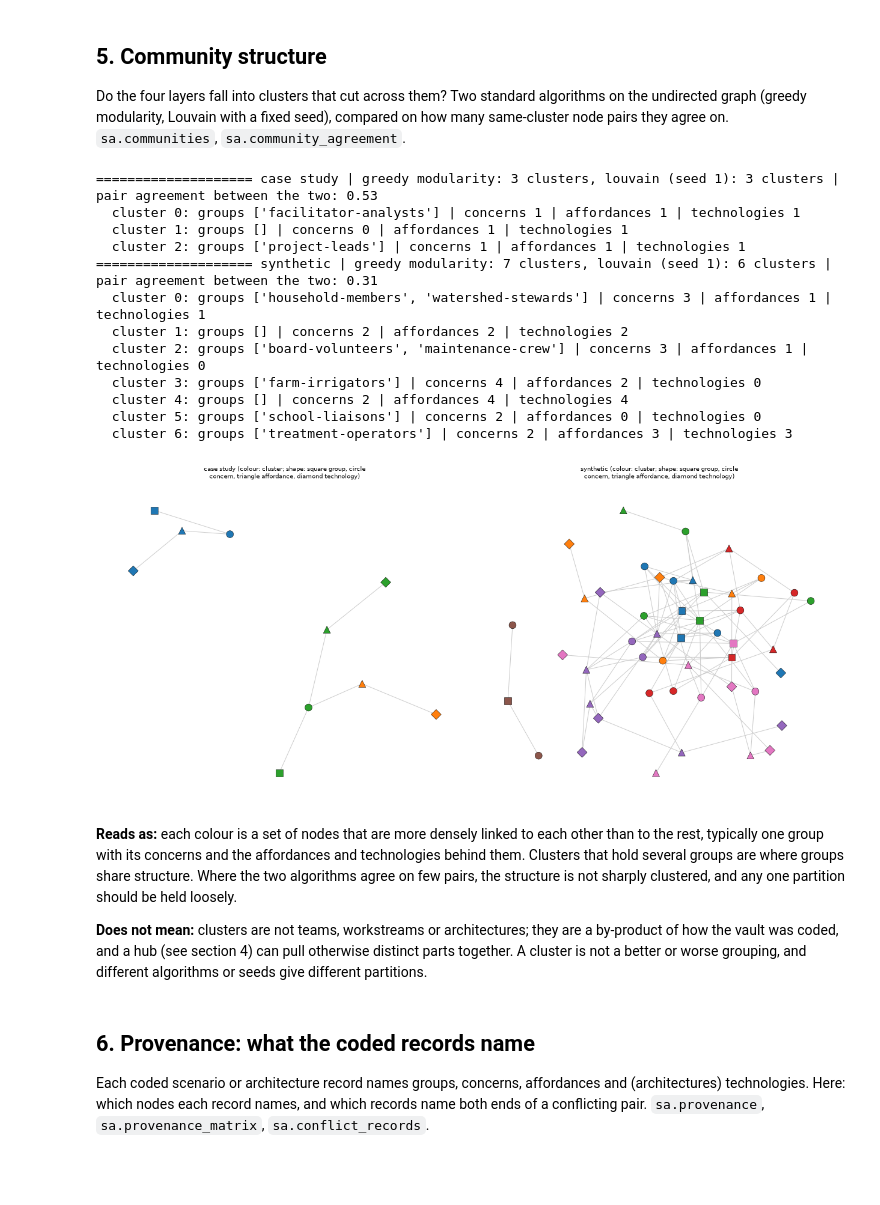
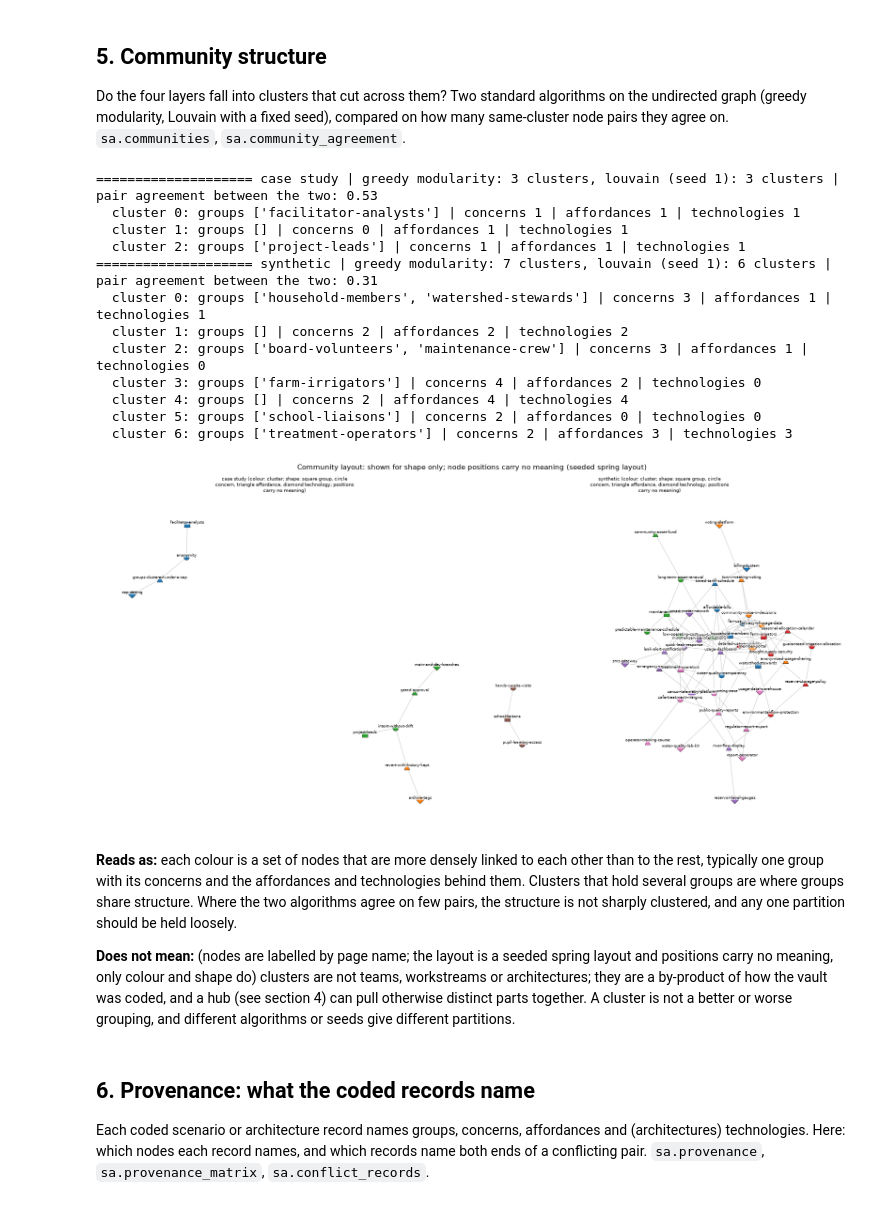
Before and after one commit to DynamicalSystemsGroup/scat-kg-tools, a Jupyter notebook: research/analysis/notebook/executed.ipynb, the cells around one changed output. Drawn from its saved outputs; the diff is of its cells as text; code cells hidden in the pictures; blank space fills up the shorter version.

```diff
--- a/research/analysis/notebook/executed.ipynb
+++ b/research/analysis/notebook/executed.ipynb
@@ -53,8 +53,8 @@ synthetic | pages by status: {'done': 156, None: 7} | dangling relation pages: [
 - **Conflicts** are declared on one concern page only; the graph stores them as undirected pairs (symmetric closure) with `declared_by` recording the page(s) that wrote them.
 - **Provenance.** Coded scenario and architecture records are kept as a table of which nodes each names, not as graph edges (they are hyperedges: one record, many nodes).
 # %%
-fig, axes = plt.subplots(1, 2, figsize=(13, 6), gridspec_kw={"width_ratios": [1, 1.6]})
+fig, axes = plt.subplots(1, 2, figsize=(14, 7.5), gridspec_kw={"width_ratios": [1, 1.6]})
 for ax, (k, m) in zip(axes, VAULTS.items()):
     plots.draw_layered(m, ax, k)
-plt.tight_layout(); plt.show()
+plt.suptitle('Layered view: one dot per page, labelled by page name'); plt.tight_layout(); plt.show()
 # %% [output]
@@ -305,34 +305,35 @@ plt.tight_layout(); plt.show()
 
 Do the four layers fall into clusters that cut across them? Two standard algorithms on the undirected graph (greedy modularity, Louvain with a fixed seed), compared on how many same-cluster node pairs they agree on. `sa.communities`, `sa.community_agreement`.
 # %%
-fig, axes = plt.subplots(1, 2, figsize=(14, 6.5))
+fig, axes = plt.subplots(1, 2, figsize=(18, 9))
 for ax, (k, m) in zip(axes, VAULTS.items()):
     comm = sa.communities(m, seed=1)
     print("=" * 20, k, f"| greedy modularity: {comm.greedy_modularity.nunique()} clusters, louvain (seed 1): {comm.louvain.nunique()} clusters",
           f"| pair agreement between the two: {sa.community_agreement(comm):.2f}")
     for c, grp in comm.groupby("greedy_modularity"):
         n = grp.layer.value_counts()
         print(f"  cluster {c}: groups {sorted(grp[grp.layer == 'stakeholder-group'].node)} | concerns {n.get('concern', 0)} | affordances {n.get('affordance', 0)} | technologies {n.get('technology', 0)}")
     plots.draw_communities(m, ax, k)
+plt.suptitle("Community layout: shown for shape only; node positions carry no meaning (seeded spring layout)")
 plt.tight_layout(); plt.show()
 # %% [output]
 ==================== case study | greedy modularity: 3 clusters, louvain (seed 1): 3 clusters | pair agreement between the two: 0.53
   cluster 0: groups ['facilitator-analysts'] | concerns 1 | affordances 1 | technologies 1
   cluster 1: groups [] | concerns 0 | affordances 1 | technologies 1
   cluster 2: groups ['project-leads'] | concerns 1 | affordances 1 | technologies 1
 ==================== synthetic | greedy modularity: 7 clusters, louvain (seed 1): 6 clusters | pair agreement between the two: 0.31
   cluster 0: groups ['household-members', 'watershed-stewards'] | concerns 3 | affordances 1 | technologies 1
   cluster 1: groups [] | concerns 2 | affordances 2 | technologies 2
   cluster 2: groups ['board-volunteers', 'maintenance-crew'] | concerns 3 | affordances 1 | technologies 0
   cluster 3: groups ['farm-irrigators'] | concerns 4 | affordances 2 | technologies 0
   cluster 4: groups [] | concerns 2 | affordances 4 | technologies 4
   cluster 5: groups ['school-liaisons'] | concerns 2 | affordances 0 | technologies 0
   cluster 6: groups ['treatment-operators'] | concerns 2 | affordances 3 | technologies 3
-[figure, old version]
+[figure, new version]
 # %% [markdown]
 **Reads as:** each colour is a set of nodes that are more densely linked to each other than to the rest, typically one group with its concerns and the affordances and technologies behind them. Clusters that hold several groups are where groups share structure. Where the two algorithms agree on few pairs, the structure is not sharply clustered, and any one partition should be held loosely.
 
-**Does not mean:** clusters are not teams, workstreams or architectures; they are a by-product of how the vault was coded, and a hub (see section 4) can pull otherwise distinct parts together. A cluster is not a better or worse grouping, and different algorithms or seeds give different partitions.
+**Does not mean:** (nodes are labelled by page name; the layout is a seeded spring layout and positions carry no meaning, only colour and shape do) clusters are not teams, workstreams or architectures; they are a by-product of how the vault was coded, and a hub (see section 4) can pull otherwise distinct parts together. A cluster is not a better or worse grouping, and different algorithms or seeds give different partitions.
 # %% [markdown]
 ## 6. Provenance: what the coded records name
 
```
Also changed, not shown: parts of 5 cells of this notebook, 6 other files.
